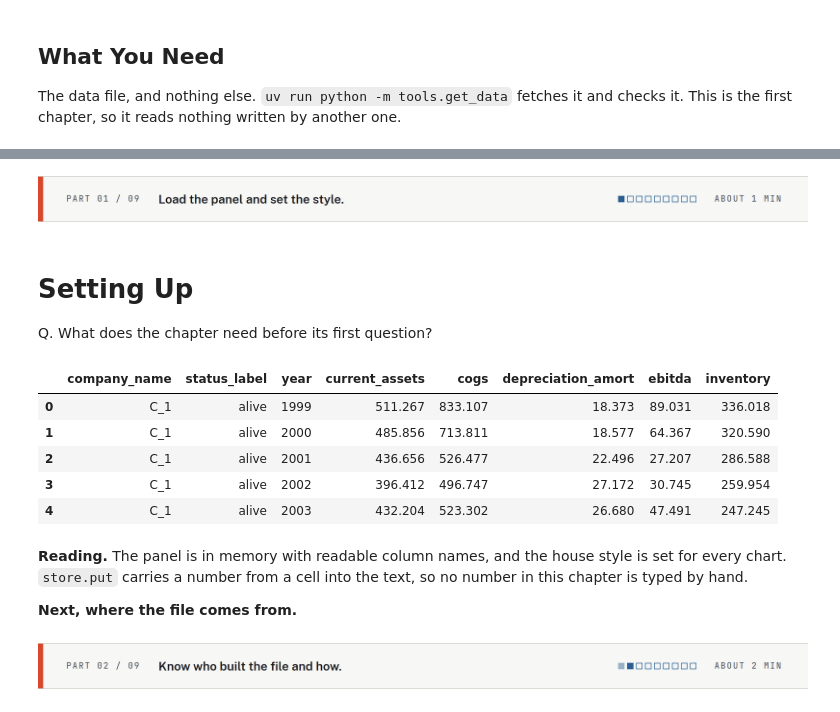
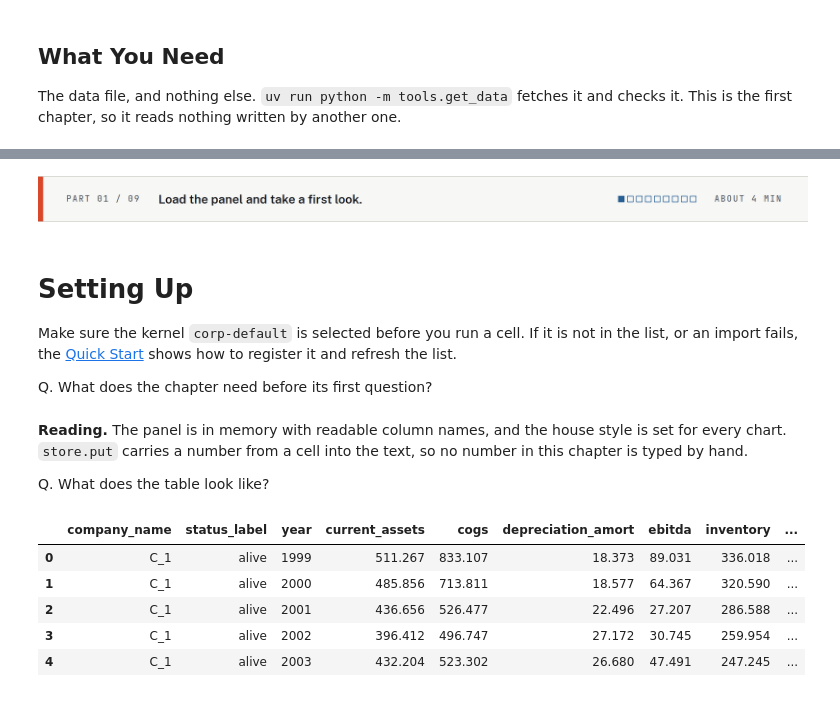
Before and after one commit to lenamonj/corp-default, a Jupyter notebook: notebooks/01_the_panel.ipynb, the cells around one changed output, grey strips where cells are left out. Drawn from its saved outputs; the diff is of its cells as text; code cells hidden in the pictures.

```diff
--- a/notebooks/01_the_panel.ipynb
+++ b/notebooks/01_the_panel.ipynb
@@ -38,8 +38,11 @@ This is the first chapter, so it reads nothing written by another one.
 # %% [markdown]
-![Part 1 of 9. Load the panel and set the style. About 1 minute.](embedded-picture-1-old)
+![Part 1 of 9. Load the panel and take a first look. About 4 minutes.](embedded-picture-1-new)
 # %% [markdown]
 # Setting Up
 
+Make sure the kernel `corp-default` is selected before you run a cell.
+If it is not in the list, or an import fails, the [Quick Start](../README.md#quick-start) shows how to register it and refresh the list.
+
 Q. What does the chapter need before its first question?
 # %%
 import textwrap
@@ -68,19 +71,18 @@ SOURCE = "Lombardo et al. (2022), Kaggle copy"
 
 raw = load_raw()
 industry = load_industry()
-raw.iloc[:5, :8]
-# %% [output]
-|  | company_name | status_label | year | current_assets | cogs | depreciation_amort | ebitda | inventory |
-| 0 | C_1 | alive | 1999 | 511.267 | 833.107 | 18.373 | 89.031 | 336.018 |
-| 1 | C_1 | alive | 2000 | 485.856 | 713.811 | 18.577 | 64.367 | 320.590 |
-| 2 | C_1 | alive | 2001 | 436.656 | 526.477 | 22.496 | 27.207 | 286.588 |
-| 3 | C_1 | alive | 2002 | 396.412 | 496.747 | 27.172 | 30.745 | 259.954 |
-| 4 | C_1 | alive | 2003 | 432.204 | 523.302 | 26.680 | 47.491 | 247.245 |
 # %% [markdown]
 **Reading.** The panel is in memory with readable column names, and the house style is set for every chart.
 `store.put` carries a number from a cell into the text, so no number in this chapter is typed by hand.
 
-**Next, where the file comes from.**
+Q. What does the table look like?
-# %% [markdown]
-![Part 2 of 9. Know who built the file and how. About 2 minutes.](embedded-picture-1)
+# %%
+raw.head()
+# %% [output]
+|  | company_name | status_label | year | current_assets | cogs | depreciation_amort | ebitda | inventory | ... |
+| 0 | C_1 | alive | 1999 | 511.267 | 833.107 | 18.373 | 89.031 | 336.018 | ... |
+| 1 | C_1 | alive | 2000 | 485.856 | 713.811 | 18.577 | 64.367 | 320.590 | ... |
+| 2 | C_1 | alive | 2001 | 436.656 | 526.477 | 22.496 | 27.207 | 286.588 | ... |
+| 3 | C_1 | alive | 2002 | 396.412 | 496.747 | 27.172 | 30.745 | 259.954 | ... |
+| 4 | C_1 | alive | 2003 | 432.204 | 523.302 | 26.680 | 47.491 | 247.245 | ... |
 # %% [markdown]
```
Also changed, not shown: parts of 89 cells of this notebook, 6 other files.
